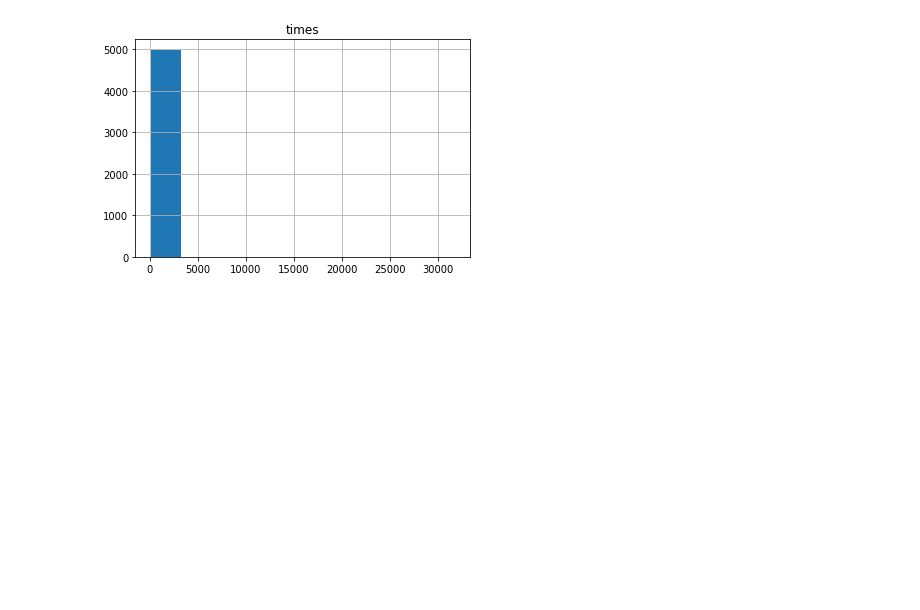
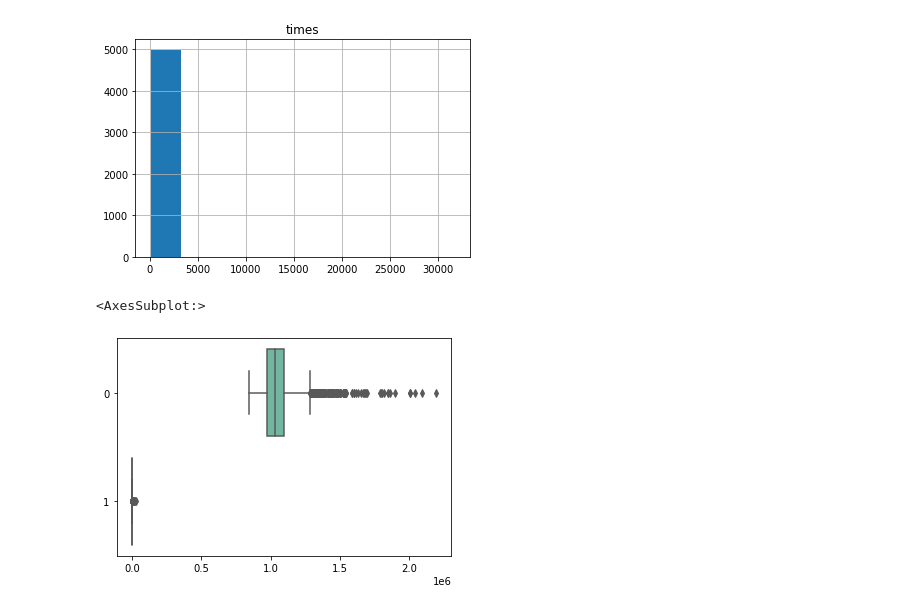
Before and after one commit to Cosby1992/UFO_Exam, a Jupyter notebook: data_exploration/data_exploration.ipynb, the cells around one changed output. Drawn from its saved outputs; the diff is of its cells as text; code cells hidden in the pictures; blank space fills up the shorter version.

Commit message:
comparisson boxplot added

```diff
--- a/data_exploration/data_exploration.ipynb
+++ b/data_exploration/data_exploration.ipynb
@@ -56,0 +55,6 @@ sele
+# %%
+# Comparisson boxplot
+sns.boxplot(data=[origDF, optDF], orient="h", palette="Set2")
+# %% [output]
+<AxesSubplot:>
+[figure, added]
```
Also changed, not shown: parts of 1 cell of this notebook.
